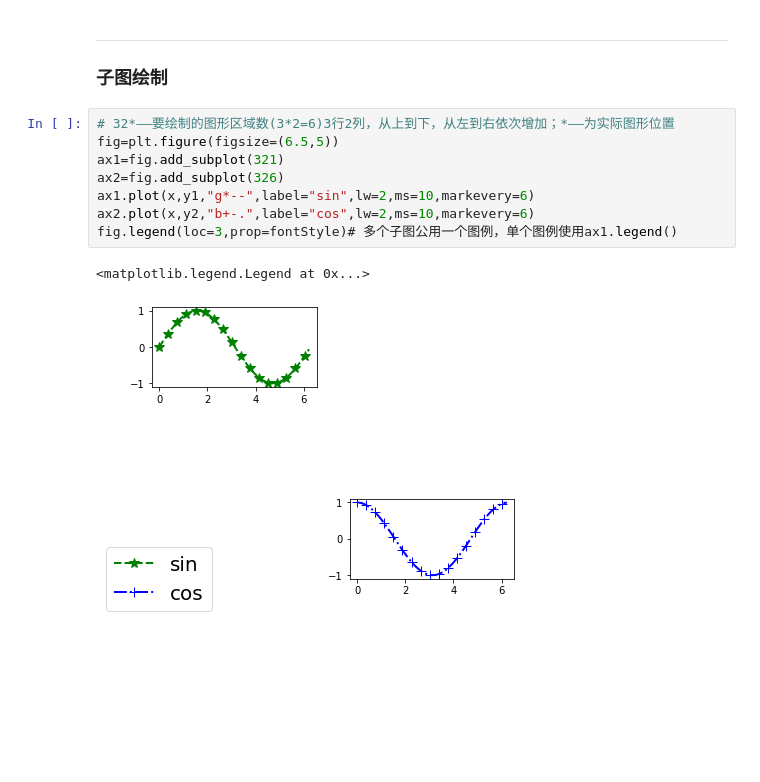
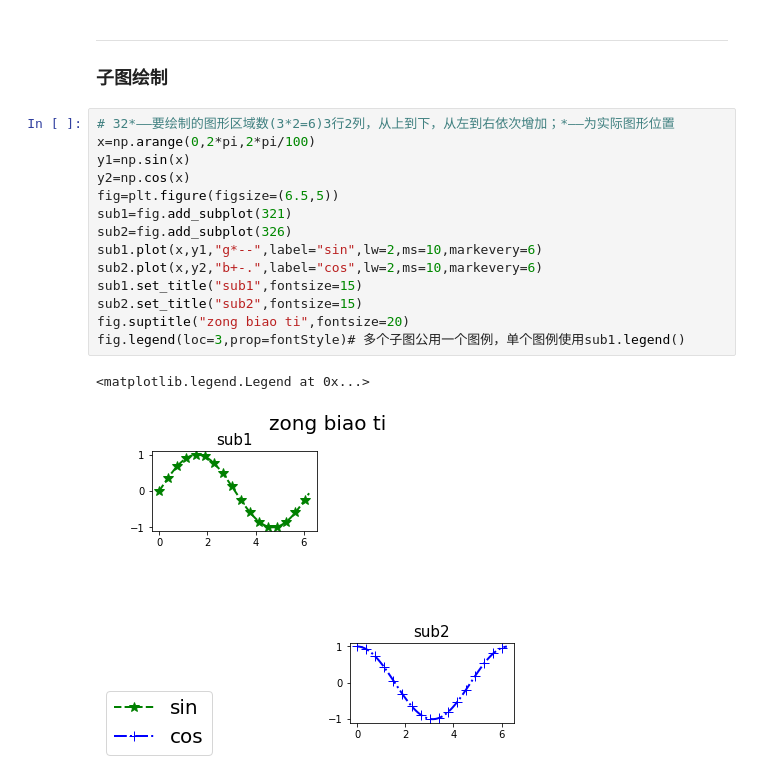
Before and after one commit to chichuDlong/Scientific-Visualisation, a Jupyter notebook: lineGraph.ipynb, the cells around one changed output. Cells and saved outputs as stored; diff of their text form; blank space fills up the shorter version.

```diff
--- a/lineGraph.ipynb
+++ b/lineGraph.ipynb
@@ -130,12 +205,18 @@ plt.grid(linestyle="--",color="r",lw=0.5,alpha=0.5)
 ### 子图绘制
 # %%
 # 32*——要绘制的图形区域数(3*2=6)3行2列，从上到下，从左到右依次增加；*——为实际图形位置
+x=np.arange(0,2*pi,2*pi/100)
+y1=np.sin(x)
+y2=np.cos(x)
 fig=plt.figure(figsize=(6.5,5))
-ax1=fig.add_subplot(321)
-ax2=fig.add_subplot(326)
-ax1.plot(x,y1,"g*--",label="sin",lw=2,ms=10,markevery=6)
-ax2.plot(x,y2,"b+-.",label="cos",lw=2,ms=10,markevery=6)
-fig.legend(loc=3,prop=fontStyle)# 多个子图公用一个图例，单个图例使用ax1.legend()
+sub1=fig.add_subplot(321)
+sub2=fig.add_subplot(326)
+sub1.plot(x,y1,"g*--",label="sin",lw=2,ms=10,markevery=6)
+sub2.plot(x,y2,"b+-.",label="cos",lw=2,ms=10,markevery=6)
+sub1.set_title("sub1",fontsize=15)
+sub2.set_title("sub2",fontsize=15)
+fig.suptitle("zong biao ti",fontsize=20)
+fig.legend(loc=3,prop=fontStyle)# 多个子图公用一个图例，单个图例使用sub1.legend()
 # %% [output]
 <matplotlib.legend.Legend at 0x...>
-[figure, old version]
+[figure, new version]
```
Also changed, not shown: parts of 21 cells of this notebook, 7 other files.
